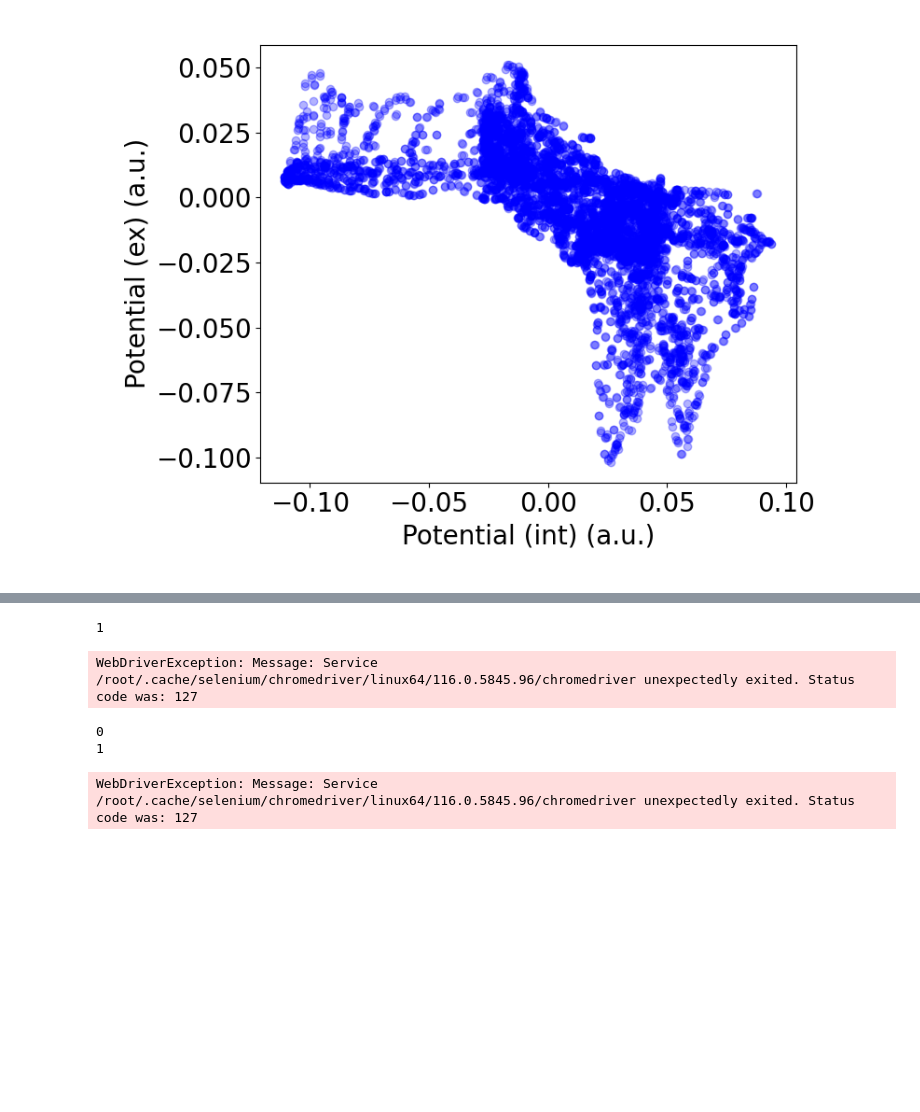
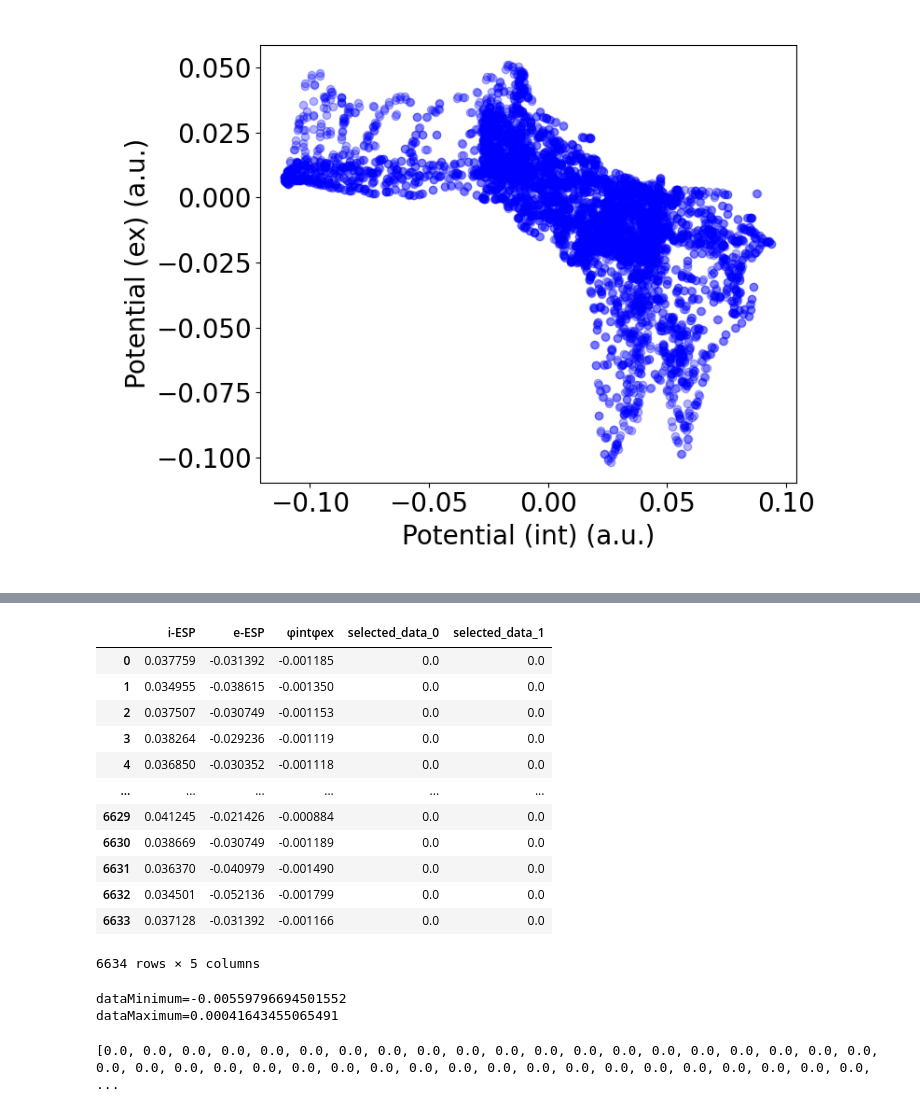
Before and after one commit to ryo0504/hjlab-ESPAR-analysis, a Jupyter notebook: src/test2.ipynb, the cells around one changed output, grey strips where cells are left out. Drawn from its saved outputs; the diff is of its cells as text; code cells hidden in the pictures; blank space fills up the shorter version.

```diff
--- a/src/test2.ipynb
+++ b/src/test2.ipynb
@@ -241,23 +232,51 @@ concat_df.to_csv(output_csv_path, index=False)
 # %%
-# 問題なければ、グラフと新しいconcat_dfを保存
-
-
-len(filtered_indexes_list)
+# concat_dfを確認: 問題なければ、次のセルへ進む
+concat_df
 # %% [output]
+|  | i-ESP | e-ESP | φintφex | selected_data_0 | selected_data_1 |
+| 0 | 0.037759 | -0.031392 | -0.001185 | 0.0 | 0.0 |
+| 1 | 0.034955 | -0.038615 | -0.001350 | 0.0 | 0.0 |
+| 2 | 0.037507 | -0.030749 | -0.001153 | 0.0 | 0.0 |
+| 3 | 0.038264 | -0.029236 | -0.001119 | 0.0 | 0.0 |
+| 4 | 0.036850 | -0.030352 | -0.001118 | 0.0 | 0.0 |
+| ... | ... | ... | ... | ... | ... |
+| 6629 | 0.041245 | -0.021426 | -0.000884 | 0.0 | 0.0 |
+| 6630 | 0.038669 | -0.030749 | -0.001189 | 0.0 | 0.0 |
+| 6631 | 0.036370 | -0.040979 | -0.001490 | 0.0 | 0.0 |
+| 6632 | 0.034501 | -0.052136 | -0.001799 | 0.0 | 0.0 |
+| 6633 | 0.037128 | -0.031392 | -0.001166 | 0.0 | 0.0 |
-1
+6634 rows × 5 columns
 # %%
-from selenium import webdriver
+import shutil
+result_dir = "data/result/ESPAR_map_jvxl/" + id_name + "/"
+os.makedirs(result_dir, exist_ok=True)
 
-url = "https://chemapps.stolaf.edu/jmol/swingjs/site/jvxlCoder.html"
-driver = webdriver.Chrome()
+# ソースファイルとターゲットディレクトリのパスを指定
+for i in range(len(filtered_indexes_list)):
+    new_filename = "15dC2_3@3_enolenol_dh6_center_ESPAR_selected_data_" + str(i) + ".jvxl"
 
-
-# driver.get(url)
+    # ファイルをコピーし、ファイル名を変更
+    shutil.copy(jvxl_file, result_dir + new_filename)
-# %% [output]
-WebDriverException: Message: Service /root/.cache/selenium/chromedriver/linux64/116.0.5845.96/chromedriver unexpectedly exited. Status code was: 127
 # %%
-for i in range(len(filtered_indexes_list)):
-    print(i)
+  # ここに"φintφex"をascii変換して、jvxlファイルを書き換えるコードを追加
+#     max,minは0.0025くらいがいいか
+
+#     https://chemapps.stolaf.edu/jmol/swingjs/site/jvxlCoder.html
+
+# webページにコピーする際のmax, min
+dataMinimum = np.min(concat_df["φintφex"])
+dataMaximum = np.max(concat_df["φintφex"])
+
+
+print(f"dataMinimum={dataMinimum}")
+print(f"dataMaximum={dataMaximum}")
+valueMappedToRed="-0.0025"
+valueMappedToBlue="0.0025"
+colorScheme="rwb"
+
+#     values_table = concat_df["φintφex"].to_list()
+#     testボタン
+#     Escapedの値をjvxlファイルのjvxlColorDataのdataに代入
 # %% [output]
-0
-1
+dataMinimum=-0.00559796694501552
+dataMaximum=0.00041643455065491
@@ -268,6 +283,5 @@ from selenium.webdriver.chrome.options import Options
-# %%
-from selenium import webdriver
-
-driver = webdriver.Chrome()
-# %% [output]
-WebDriverException: Message: Service /root/.cache/selenium/chromedriver/linux64/116.0.5845.96/chromedriver unexpectedly exited. Status code was: 127
+# %%
+# webページにコピーする際のリスト
+print(concat_df["selected_data_1"].to_list())
+# %% [output]
+[0.0, 0.0, 0.0, 0.0, 0.0, 0.0, 0.0, 0.0, 0.0, 0.0, 0.0, 0.0, 0.0, 0.0, 0.0, 0.0, 0.0, 0.0, 0.0, 0.0, 0.0, 0.0, 0.0, 0.0, 0.0, 0.0, 0.0, 0.0, 0.0, 0.0, 0.0, 0.0, 0.0, 0.0, 0.0, 0.0, 0.0, 0.0, 0.0, 0.0, ...
```
Also changed, not shown: parts of 4 cells of this notebook, 1 other file.
